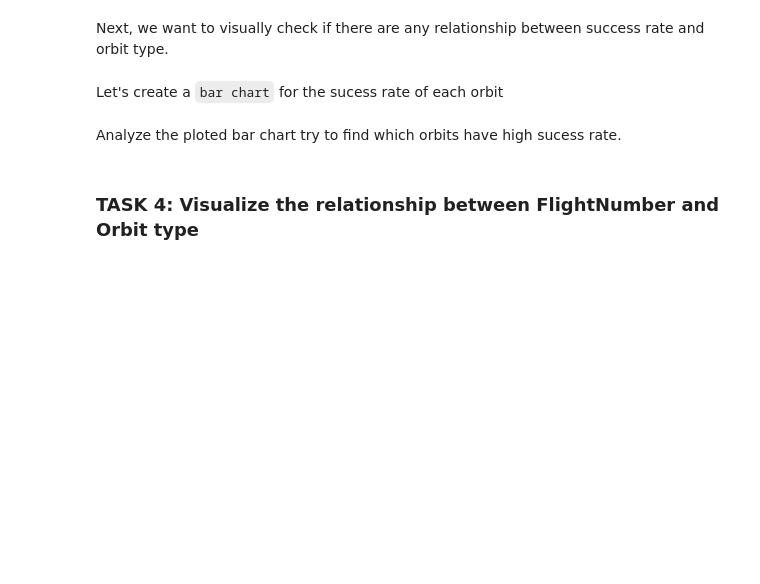
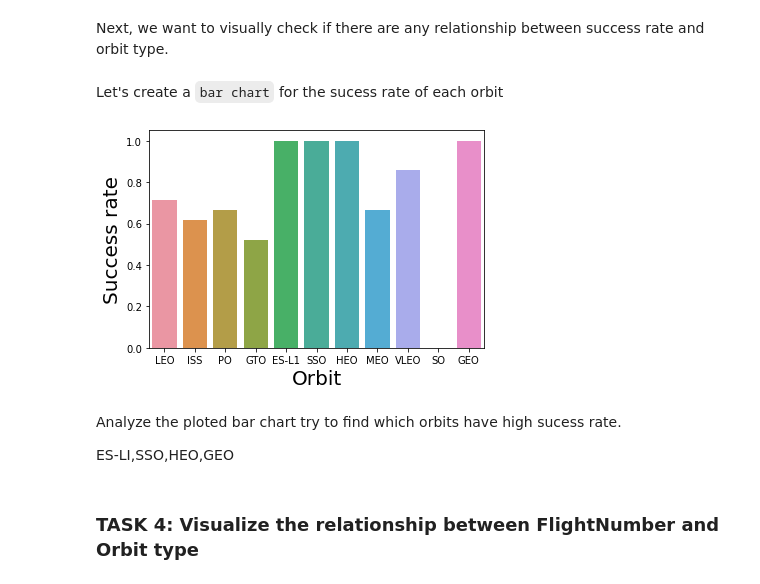
Before and after one commit to juanoj/Applied-Data-Science-Coursera, a Jupyter notebook: EDA with visualizations.ipynb, the cells around one changed output. Saved outputs shown, nothing was run; the diff lists cells and outputs as text; code cells hidden in the pictures; blank space fills up the shorter version.

```diff
--- a/EDA with visualizations.ipynb
+++ b/EDA with visualizations.ipynb
@@ -125,8 +116,19 @@ Next, we want to visually check if there are any relationship between success ra
 Let's create a `bar chart` for the sucess rate of each orbit
 # %%
 # HINT use groupby method on Orbit column and get the mean of Class column
+success_rate = pd.DataFrame(df.groupby('Orbit').mean()['Class'])
+
+
+sns.barplot(x="Orbit", y="Class", data=df, ci=None)
+plt.xlabel("Orbit",fontsize=20)
+plt.ylabel("Success rate",fontsize=20)
+plt.show()
+# %% [output]
+[figure, added]
 # %% [markdown]
 Analyze the ploted bar chart try to find which orbits have high sucess rate.
+
+ES-LI,SSO,HEO,GEO
 # %% [markdown]
 ### TASK  4: Visualize the relationship between FlightNumber and Orbit type
 # %% [markdown]
```
Also changed, not shown: parts of 11 cells of this notebook.
